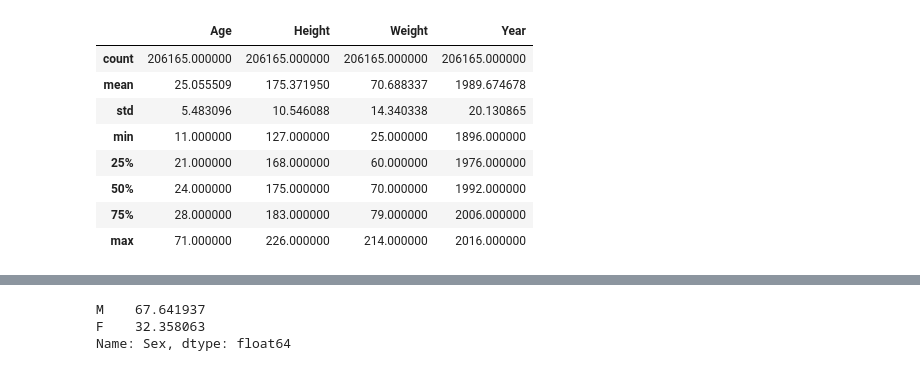
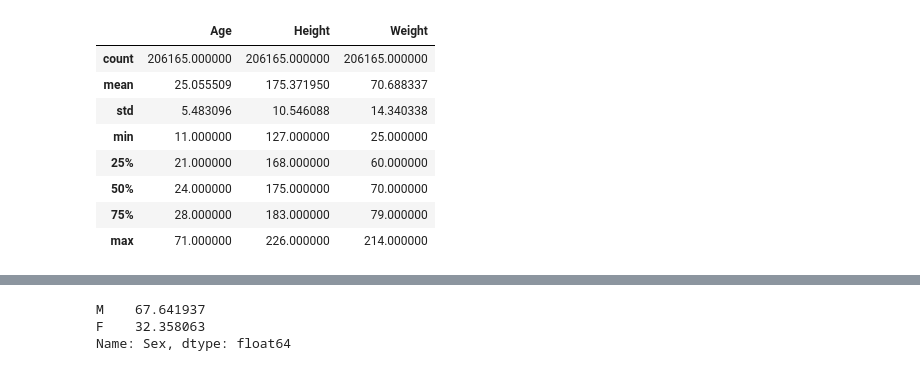
Before and after one commit to gleffad/data_approach_to_olympic_games, a Jupyter notebook: olympic_games_analysis.ipynb, the cells around one changed output, grey strips where cells are left out. Drawn from its saved outputs; the diff is of its cells as text; code cells hidden in the pictures.

```diff
--- a/olympic_games_analysis.ipynb
+++ b/olympic_games_analysis.ipynb
@@ -66,13 +98,12 @@ Il y à maintenant 206165 entrés
 # %%
-# stats global
-df_events.describe()
+df_events[['Age', 'Height', 'Weight']].describe()
 # %% [output]
-|  | Age | Height | Weight | Year |
-| count | 206165.000000 | 206165.000000 | 206165.000000 | 206165.000000 |
-| mean | 25.055509 | 175.371950 | 70.688337 | 1989.674678 |
-| std | 5.483096 | 10.546088 | 14.340338 | 20.130865 |
-| min | 11.000000 | 127.000000 | 25.000000 | 1896.000000 |
-| 25% | 21.000000 | 168.000000 | 60.000000 | 1976.000000 |
-| 50% | 24.000000 | 175.000000 | 70.000000 | 1992.000000 |
-| 75% | 28.000000 | 183.000000 | 79.000000 | 2006.000000 |
-| max | 71.000000 | 226.000000 | 214.000000 | 2016.000000 |
+|  | Age | Height | Weight |
+| count | 206165.000000 | 206165.000000 | 206165.000000 |
+| mean | 25.055509 | 175.371950 | 70.688337 |
+| std | 5.483096 | 10.546088 | 14.340338 |
+| min | 11.000000 | 127.000000 | 25.000000 |
+| 25% | 21.000000 | 168.000000 | 60.000000 |
+| 50% | 24.000000 | 175.000000 | 70.000000 |
+| 75% | 28.000000 | 183.000000 | 79.000000 |
+| max | 71.000000 | 226.000000 | 214.000000 |
```
Also changed, not shown: parts of 68 cells of this notebook.
